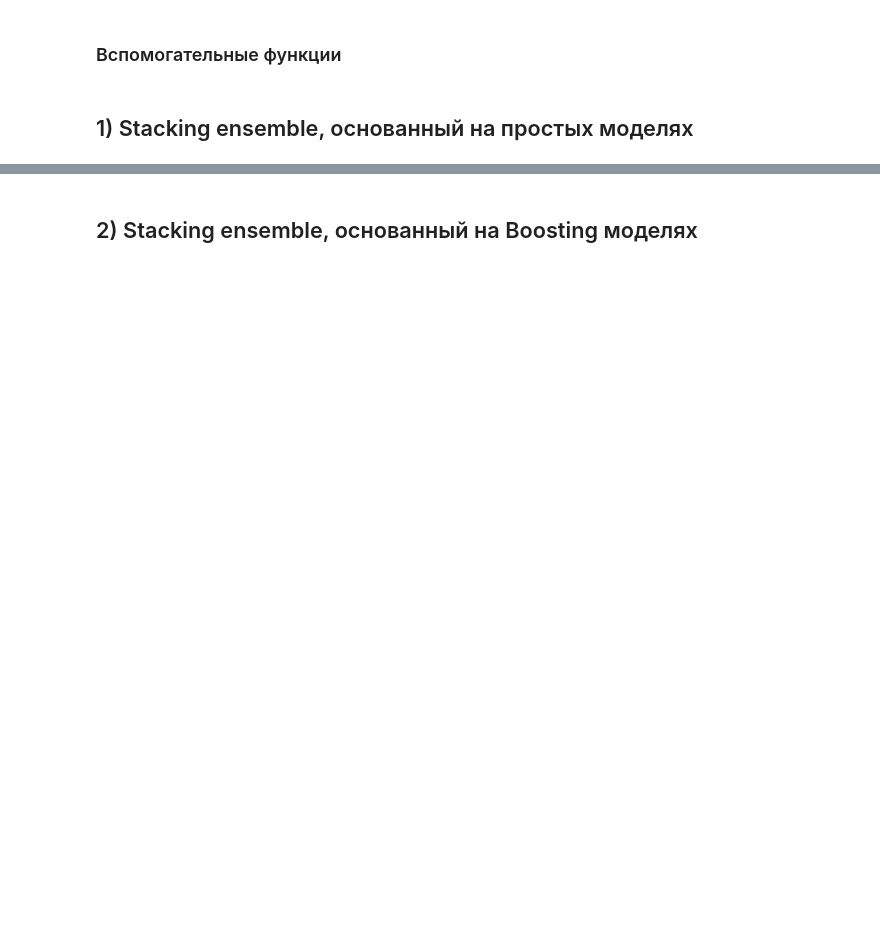
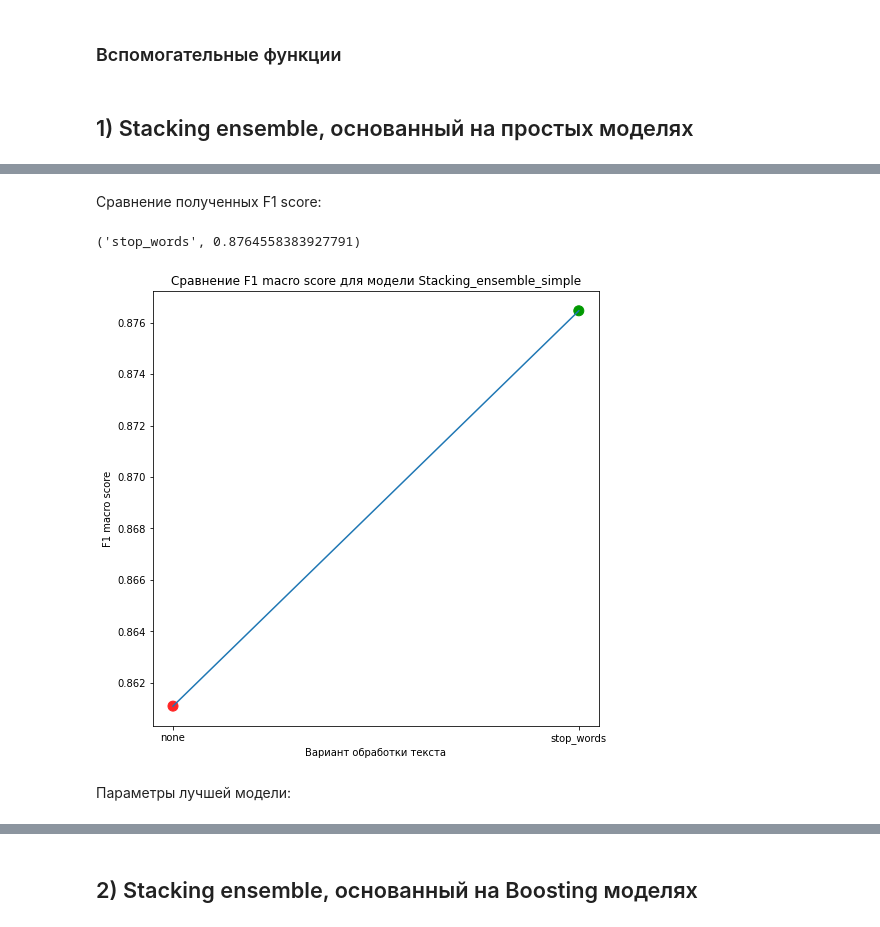
Before and after one commit to DenisKabanov/natural_language_processing, a Jupyter notebook: 3) Ensembles (stacking & boosting)/task.ipynb, the cells around one changed output, grey strips where cells are left out. Cells and saved outputs as stored; diff of their text form; code cells hidden in the pictures; blank space fills up the shorter version.

```diff
--- a/3) Ensembles (stacking & boosting)/task.ipynb
+++ b/3) Ensembles (stacking & boosting)/task.ipynb
@@ -236,0 +399,12 @@ plt.show() # вывод графика
+# %%
+def model_save(model, file_name):
+    """
+    Функция для сохранения модели.\n
+    Parameters:
+        * model: классификатор, что нужно сохранить
+        * file_name: путь, куда сохранять\n
+    Returns:
+        * None
+    """
+    with open(file_name, 'wb') as f: # открытие файла для бинарной ('b') записи ('w')
+        pickle.dump(model, f) # сохраняем модель
@@ -237,2 +456,23 @@ plt.show() # вывод графика
+# %%
+def compare_results(results, model_name):
+    """
+    Функция для сравнения качества предсказаний при различных вариантах.\n
+    Parameters:
+        * results: словарь вида {"вариант": значение, ...}
+        * model_name: название модели\n
+    Returns:
+        * None
+    """
+
+    plt.figure(figsize=(8,8)) # задание размера графика
+    sorted_results = dict(sorted(results.items(), key=lambda x: x[1])) # сортируем элементы словаря в порядке увеличения значения
+
+    plt.scatter(list(sorted_results.keys()), list(sorted_results.values()), s=100, color=cmap(np.linspace(0, 1, len(sorted_results)))) # разноцветные точки
+    plt.plot(list(sorted_results.keys()), list(sorted_results.values())) # соединяющая линия
+
+    plt.title(f"Сравнение F1 macro score для модели {model_name}") # название графика
+    plt.xlabel("Вариант обработки текста") # подпись по оси x
+    plt.ylabel("F1 macro score") # подпись по оси y
+    plt.show() # вывод графика
 # %% [markdown]
 ## 1) Stacking ensemble, основанный на простых моделях
@@ -238,0 +565,12 @@ plt.show() # вывод графика
+# %% [markdown]
+Сравнение полученных F1 score:
+# %%
+max(results[model_name].items(), key=lambda x: x[1]) # поиск максимального значения в словаре ([1] — по значению, а не ключу)
+# %% [output]
+('stop_words', 0.8764558383927791)
+# %%
+compare_results(results[model_name], model_name) # сравнение получившихся метрик
+# %% [output]
+[figure, added]
+# %% [markdown]
+Параметры лучшей модели:
```
Also changed, not shown: parts of 35 cells of this notebook, 3 other files.
